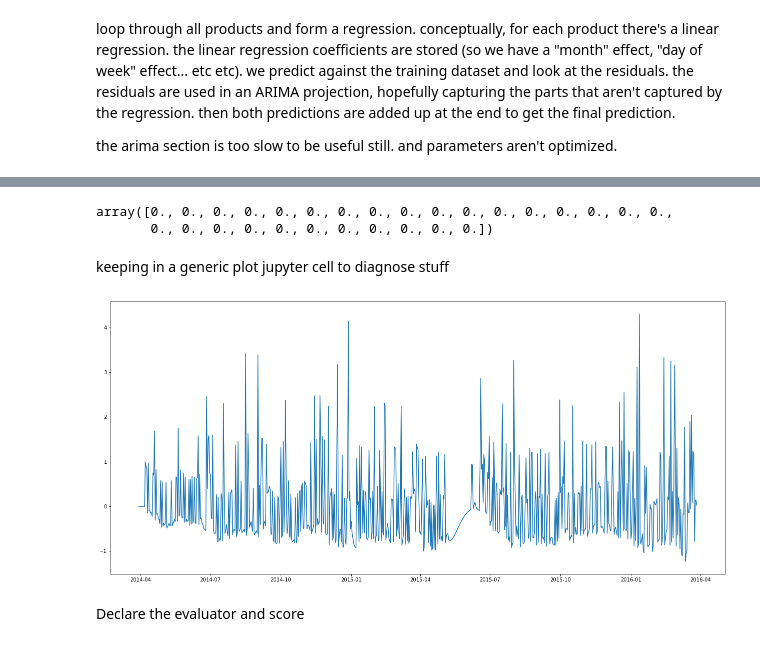
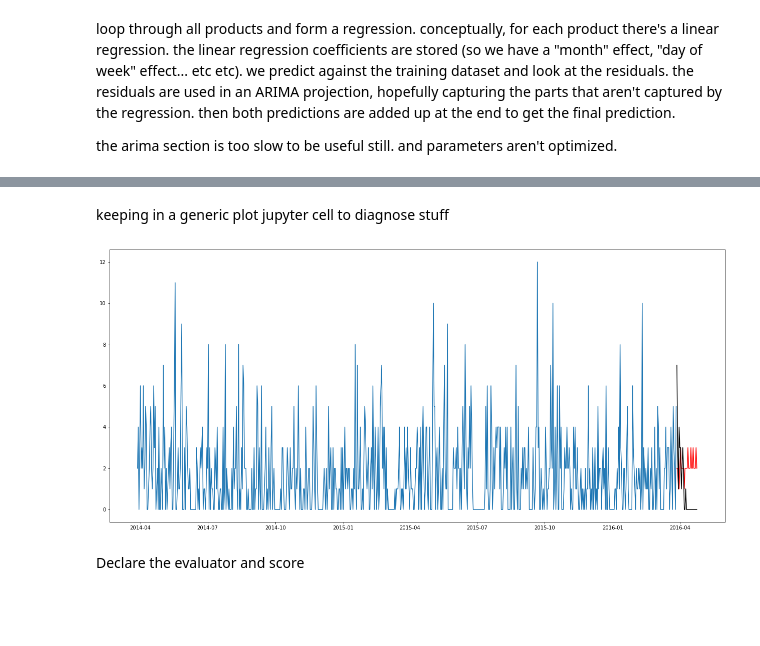
Before and after one commit to team2point0/M5-Forecasting, a Jupyter notebook: fullProj.ipynb, the cells around one changed output, grey strips where cells are left out. Cells and saved outputs as stored; diff of their text form; code cells hidden in the pictures; blank space fills up the shorter version.

```diff
--- a/fullProj.ipynb
+++ b/fullProj.ipynb
@@ -146,30 +148,25 @@ print("Done.")
 29000
 30000
 Done.
-# %%
-np.zeros((28,))
-# %% [output]
-array([0., 0., 0., 0., 0., 0., 0., 0., 0., 0., 0., 0., 0., 0., 0., 0., 0.,
-       0., 0., 0., 0., 0., 0., 0., 0., 0., 0., 0.])
 # %% [markdown]
 keeping in a generic plot jupyter cell to diagnose stuff
 # %%
 plt.figure(figsize=(22, 10))
 
-plt.plot(residuals, label='Train')
+# plt.plot(residuals, label='Train')
 # plt.hist(residuals[0])
 
 plt.plot(xTrain['date'], yTrain, label='Train')
 plt.plot(xTest['date'], yPred.round(), label='Regression Pred', color='r')
 plt.plot(xTest['date'], dfValid.iloc[i,], label='Validation', color='k')
 
 # plt.plot(xTrain['date'], resid, label='Train')
 
 # plt.hist(resid)
 
 plt.show()
 # %% [output]
-[figure, old version]
+[figure, new version]
 # %% [markdown]
 Declare the evaluator and score
 # %%
```
Also changed, not shown: parts of 7 cells of this notebook, 1 other file.
